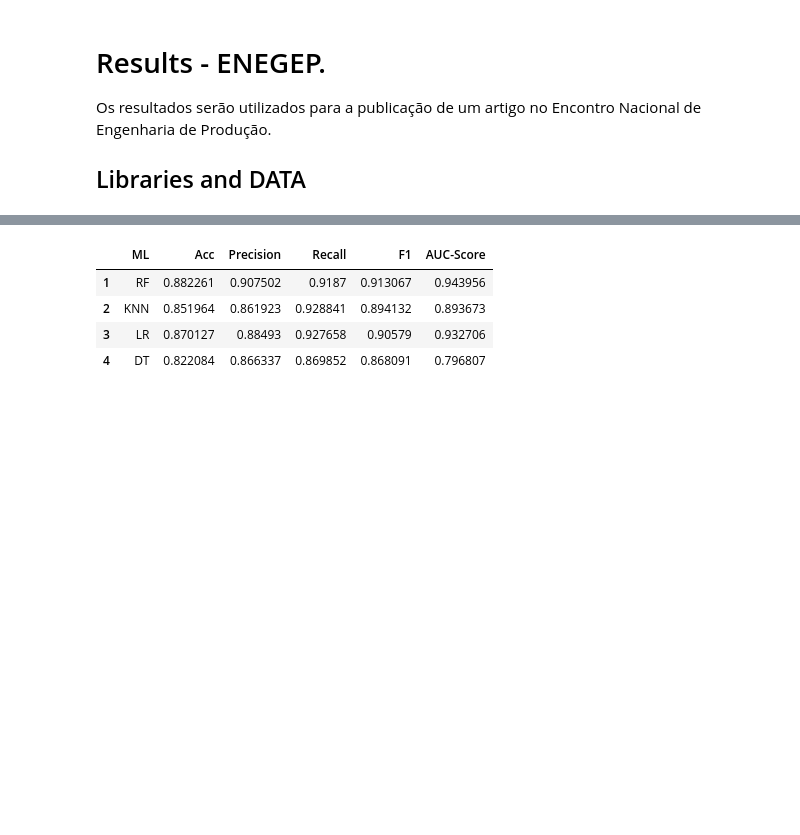
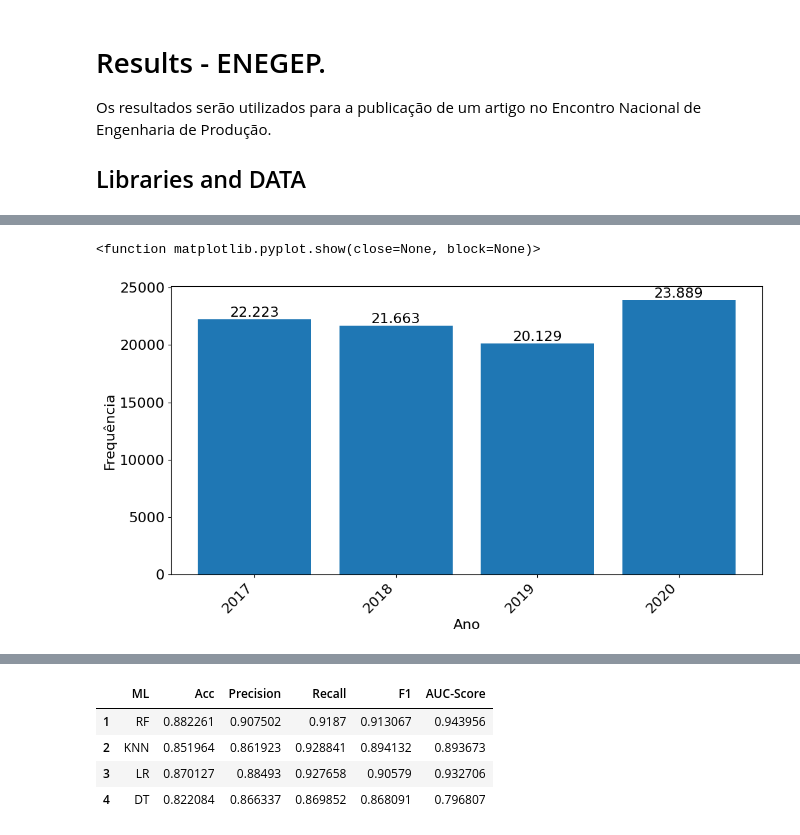
Before and after one commit to mrelero/machine-learning-anatel-database, a Jupyter notebook: ML_Techs/paper-enegep.ipynb, the cells around one changed output, grey strips where cells are left out. Cells and saved outputs as stored; diff of their text form; code cells hidden in the pictures; blank space fills up the shorter version.

```diff
--- a/ML_Techs/paper-enegep.ipynb
+++ b/ML_Techs/paper-enegep.ipynb
@@ -131,0 +162,27 @@ X_train, X_test, y_train, y_test = train_test_split(Dados_X, Dados_Y, test_size=
+# %%
+valores = Data_Filter["ANO_BASE"].value_counts()
+valores.sort_index(0, inplace = True)
+
+#valores.sort_values(by = "OPERADORA", ascending=False)
+
+x = valores.index.values
+y = valores.values
+y2 = list()
+for i in y:
+    y2.append("{:,}".format(i).replace(",", "."))
+
+
+fig, ax = plt.subplots()
+bars = ax.bar(x, y)
+plt.gcf().set_size_inches(12, 6)
+Teste = ax.bar_label(bars, fontsize = 16, labels = y2 )
+plt.rcParams["figure.dpi"] = 100
+plt.xlabel("Ano", fontsize = 16)
+plt.xticks([2017, 2018, 2019, 2020], rotation=45, horizontalalignment='right', fontsize = 16)
+plt.yticks (fontsize = 16)
+plt.ylabel("Frequência", fontsize = 16)
+
+plt.show
+# %% [output]
+<function matplotlib.pyplot.show(close=None, block=None)>
+[figure, added]
```
Also changed, not shown: parts of 6 cells of this notebook, 3 other files.
